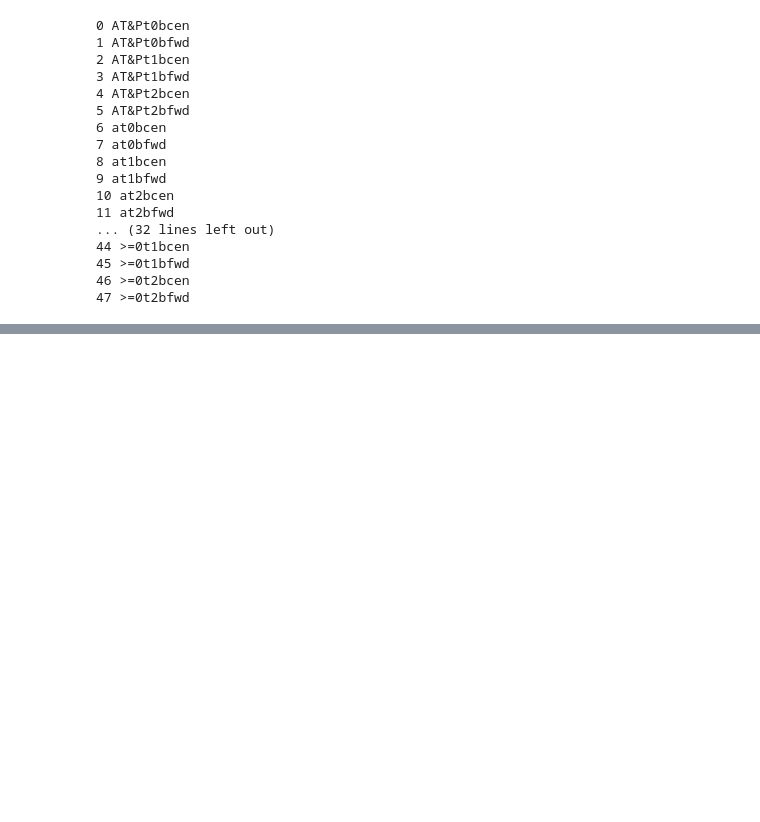
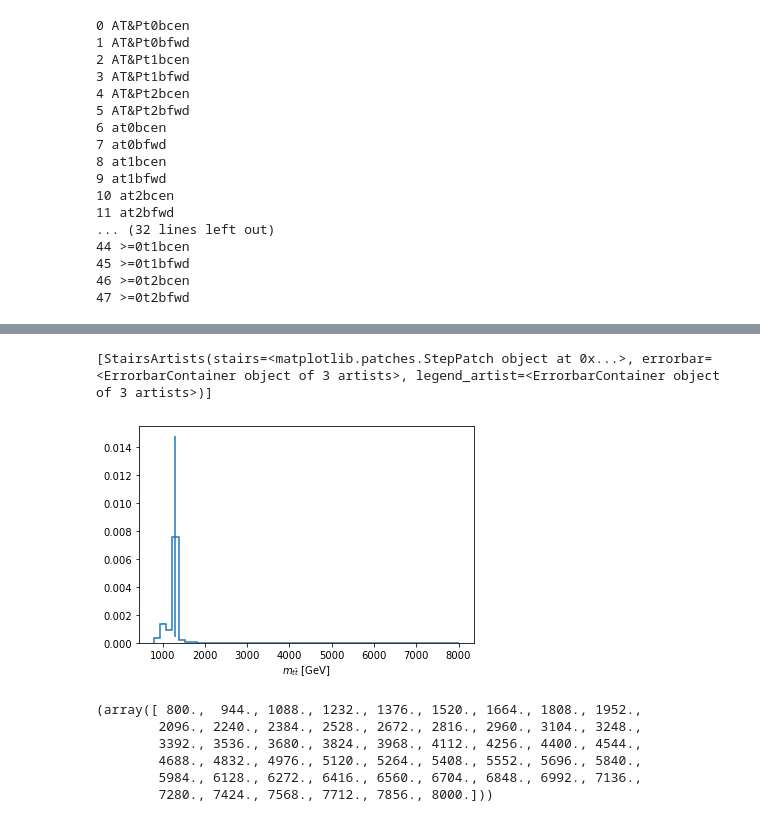
Before and after one commit to b2g-nano/TTbarAllHadUproot, a Jupyter notebook: QCD_Investigations.ipynb, the cells around one changed output, grey strips where cells are left out. Drawn from its saved outputs; the diff is of its cells as text; code cells hidden in the pictures; blank space fills up the shorter version.

```diff
--- a/QCD_Investigations.ipynb
+++ b/QCD_Investigations.ipynb
@@ -93,0 +99,14 @@ for icat in range(48):
+# %%
+f2['ttbarmass'].project("anacat", "ttbarmass")[24,:].plot()
+# %% [output]
+[StairsArtists(stairs=<matplotlib.patches.StepPatch object at 0x...>, errorbar=<ErrorbarContainer object of 3 artists>, legend_artist=<ErrorbarContainer object of 3 artists>)]
+[figure, added]
+# %%
+f2['ttbarmass'].project("anacat", "ttbarmass")[24,:].axes.edges
+# %% [output]
+(array([ 800.,  944., 1088., 1232., 1376., 1520., 1664., 1808., 1952.,
+        2096., 2240., 2384., 2528., 2672., 2816., 2960., 3104., 3248.,
+        3392., 3536., 3680., 3824., 3968., 4112., 4256., 4400., 4544.,
+        4688., 4832., 4976., 5120., 5264., 5408., 5552., 5696., 5840.,
+        5984., 6128., 6272., 6416., 6560., 6704., 6848., 6992., 7136.,
+        7280., 7424., 7568., 7712., 7856., 8000.]))
```
Also changed, not shown: parts of 8 cells of this notebook, 1 other file.
